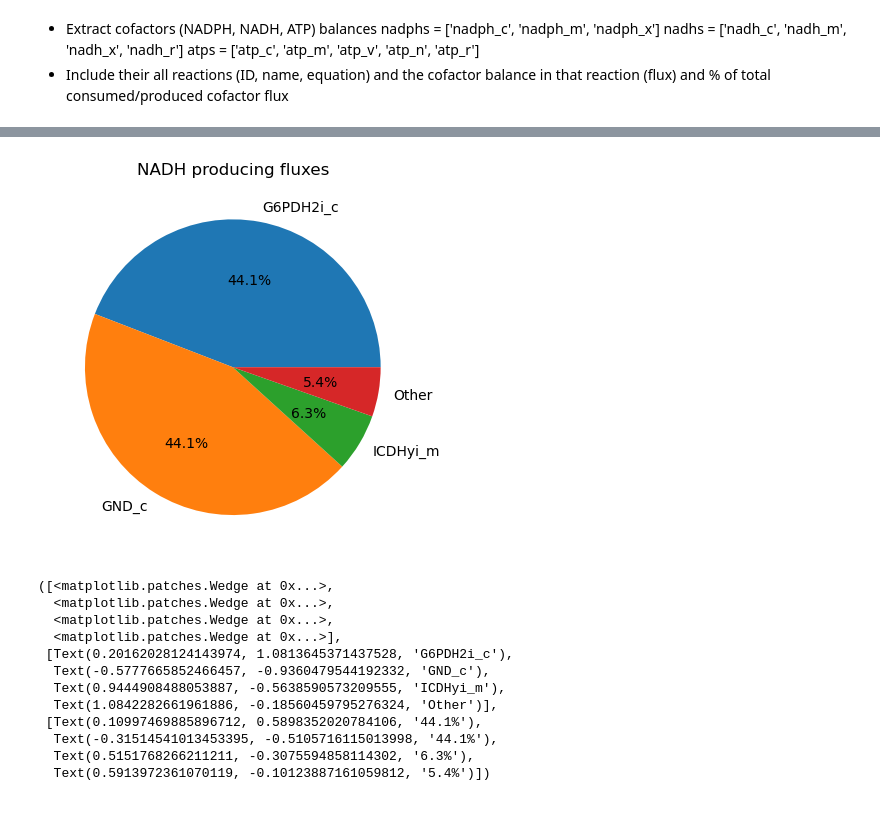
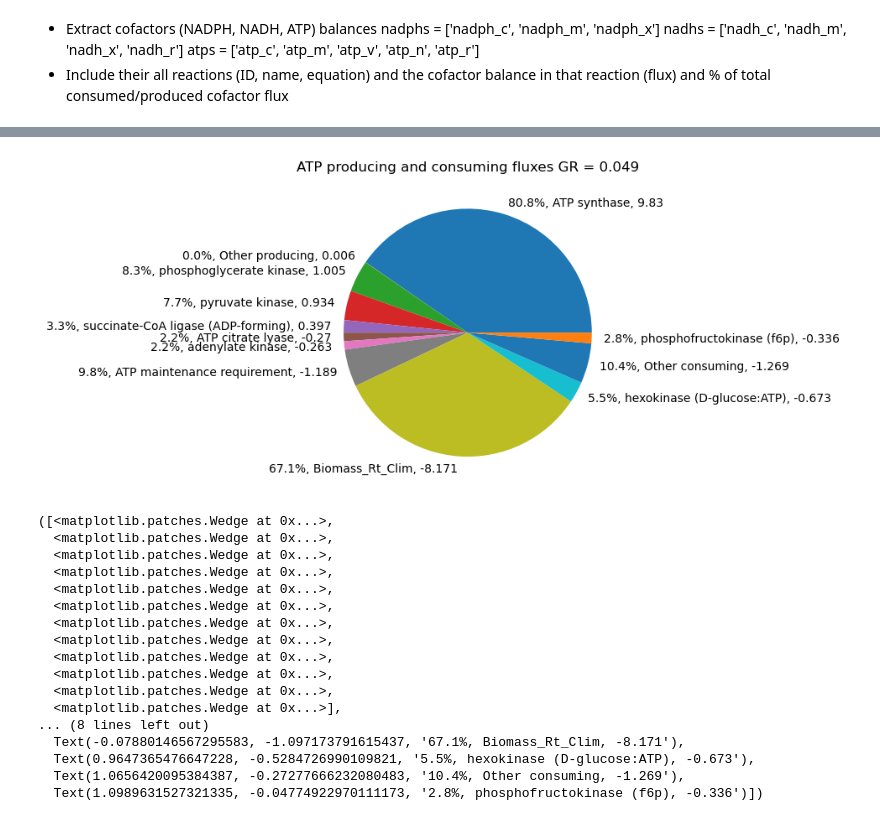
Before and after one commit to maivehanni/BSc_thesis, a Jupyter notebook: Python_scripts/iRhto/iRhto_cofactor_balances.ipynb, the cells around one changed output, grey strips where cells are left out. Saved outputs shown, nothing was run; the diff lists cells and outputs as text; code cells hidden in the pictures.

```diff
--- a/Python_scripts/iRhto/iRhto_cofactor_balances.ipynb
+++ b/Python_scripts/iRhto/iRhto_cofactor_balances.ipynb
@@ -17,5 +17,5 @@ import rpy2.robjects
 from plotnine import *
 import matplotlib.pyplot as plt
 
-model=cobra.io.read_sbml_model("C:\\Users\\Maive\\Desktop\\BSc_loputoo\\Model_files\\iRhto_models\\iRhtoC.xml")
-model.objective = "BIOMASS_RT_CLIM"
+# model1=cobra.io.read_sbml_model("C:\\Users\\Maive\\Desktop\\BSc_loputoo\\Model_files\\iRhto_models\\iRhtoC.xml")
+# model1.objective = "EX_glc__D_e"
@@ -25,7 +22,8 @@ Academic license - for non-commercial use only - expires 2025-01-21
 # %%
-glucose_uptakes= [0.476, 1.114, 1.648, 2.305, 2.6619851, 3.1] # the fifth glc uptake value was calculated
+# glucose_uptakes = [0.476, 1.114, 1.648, 2.305, 2.6619851, 3.1] # the fifth glc uptake value was calculated
+growth_rates = [0.049, 0.100, 0.151, 0.203, 0.25, 0.301]
 
 # medium = model.medium
 # medium["EX_glc__D_e"] = glucose_uptakes[3]
 # model.medium = medium
-solution = model.optimize()
+# solution = model1.optimize()
@@ -169,13 +279,11 @@ consuming_nadph_fluxes_lowest_GR_pie_chart
 # %%
-# Get nadh fluxes at lowest biomass growth rate
+# Get atp fluxes at lowest biomass growth rate
 
-nadh_fluxes_lowest_GR, biomass_GR_lowest = cofactor_all_rxn_fluxes(nadhs, glucose_uptakes[0])
-print(biomass_GR_lowest)
-nadh_fluxes_lowest_GR
+atp_fluxes_lowest_GR = cofactor_all_rxn_fluxes(atps, growth_rates[0])
+atp_fluxes_lowest_GR
 
-# Get nadh fluxes at highest biomass growth rate
+# Get nadph fluxes at highest biomass growth rate
 
-nadh_fluxes_highest_GR, biomass_GR_highest = cofactor_all_rxn_fluxes(nadhs, glucose_uptakes[5])
-print(biomass_GR_highest)
-nadh_fluxes_highest_GR
+atp_fluxes_highest_GR = cofactor_all_rxn_fluxes(atps, growth_rates[5])
+atp_fluxes_highest_GR
 # %% [output]
@@ -205,21 +305,26 @@ SUM produced: 18.52002418956608, SUM consumed: -18.520024189566076
 # %%
-# Make a pie plot for nadh producing fluxes
+# Make a pie plot for atp
 threshold = 0.02 # threshold for including reaction in group 'others' in pie chart
-title = 'NADH producing fluxes'
-producing_nadph_fluxes_lowest_GR_pie_chart = cofactor_fluxes_pie_chart(nadph_fluxes_lowest_GR, title, threshold, True)
-producing_nadph_fluxes_lowest_GR_pie_chart
+title = f'ATP producing and consuming fluxes GR = {growth_rates[0]}'
+producing_atp_fluxes_lowest_GR_pie_chart = cofactor_fluxes_pie_chart(atp_fluxes_lowest_GR, title,  threshold)
+producing_atp_fluxes_lowest_GR_pie_chart
 # %% [output]
-[figure, old version]
+[figure, new version]
 ([<matplotlib.patches.Wedge at 0x...>,
   <matplotlib.patches.Wedge at 0x...>,
   <matplotlib.patches.Wedge at 0x...>,
+  <matplotlib.patches.Wedge at 0x...>,
+  <matplotlib.patches.Wedge at 0x...>,
+  <matplotlib.patches.Wedge at 0x...>,
+  <matplotlib.patches.Wedge at 0x...>,
+  <matplotlib.patches.Wedge at 0x...>,
+  <matplotlib.patches.Wedge at 0x...>,
+  <matplotlib.patches.Wedge at 0x...>,
+  <matplotlib.patches.Wedge at 0x...>,
   <matplotlib.patches.Wedge at 0x...>],
- [Text(0.20162028124143974, 1.0813645371437528, 'G6PDH2i_c'),
-  Text(-0.5777665852466457, -0.9360479544192332, 'GND_c'),
-  Text(0.9444908488053887, -0.5638590573209555, 'ICDHyi_m'),
-  Text(1.0842282661961886, -0.18560459795276324, 'Other')],
- [Text(0.10997469885896712, 0.5898352020784106, '44.1%'),
-  Text(-0.31514541013453395, -0.5105716115013998, '44.1%'),
-  Text(0.5151768266211211, -0.3075594858114302, '6.3%'),
-  Text(0.5913972361070119, -0.10123887161059812, '5.4%')])
+... (8 lines left out)
+  Text(-0.07880146567295583, -1.097173791615437, '67.1%, Biomass_Rt_Clim, -8.171'),
+  Text(0.9647365476647228, -0.5284726990109821, '5.5%, hexokinase (D-glucose:ATP), -0.673'),
+  Text(1.0656420095384387, -0.27277666232080483, '10.4%, Other consuming, -1.269'),
+  Text(1.0989631527321335, -0.04774922970111173, '2.8%, phosphofructokinase (f6p), -0.336')])
 # %%
```
Also changed, not shown: parts of 16 cells of this notebook, 44 other files.
